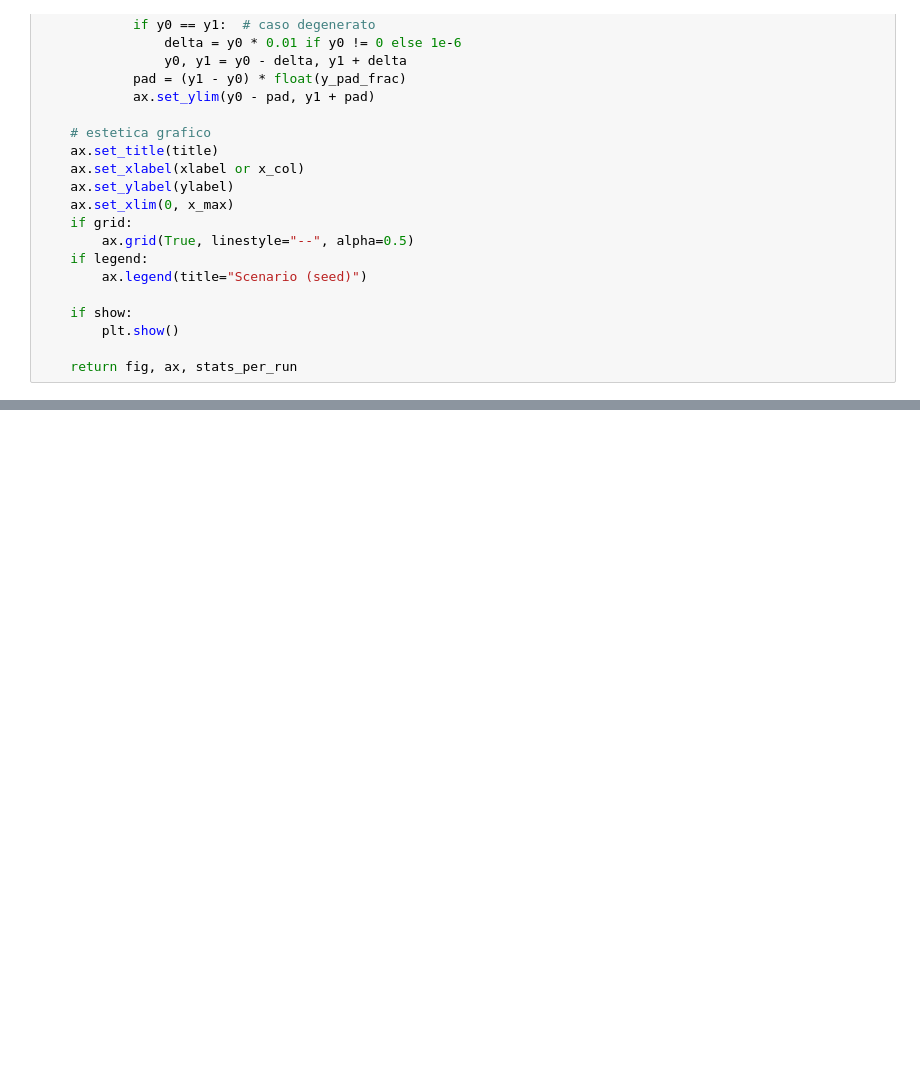
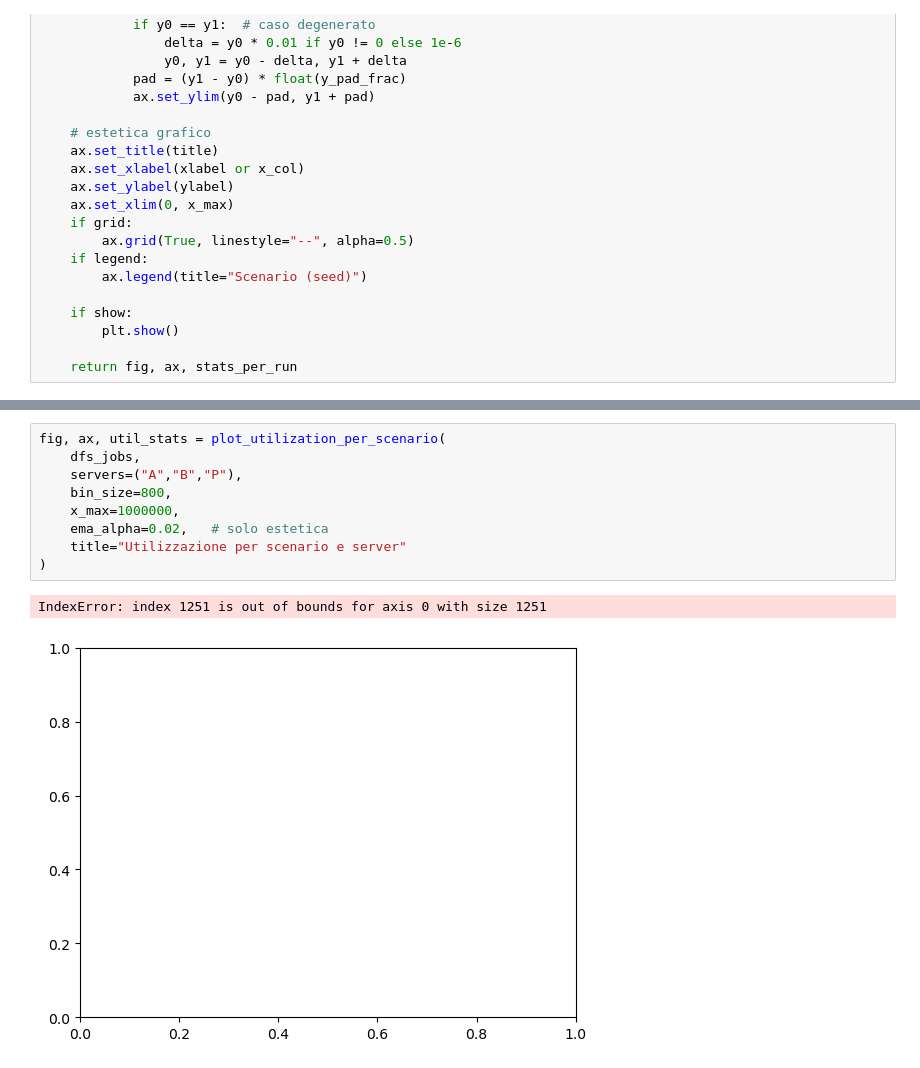
Before and after one commit to lucacupellaro/PMCSN, a Jupyter notebook: PMCSN.ipynb, the cells around one changed output, grey strips where cells are left out. Drawn from its saved outputs; the diff is of its cells as text; blank space fills up the shorter version.

```diff
--- a/PMCSN.ipynb
+++ b/PMCSN.ipynb
@@ -976,0 +1438,12 @@ fig, ax, stats = plot_rt_mean_per_scenario(
+# %%
+fig, ax, util_stats = plot_utilization_per_scenario(
+    dfs_jobs,
+    servers=("A","B","P"),
+    bin_size=800,
+    x_max=1000000,
+    ema_alpha=0.02,   # solo estetica
+    title="Utilizzazione per scenario e server"
+)
+# %% [output]
+IndexError: index 1251 is out of bounds for axis 0 with size 1251
+[figure, added]
```
Also changed, not shown: parts of 6 cells of this notebook, 1 other file.
